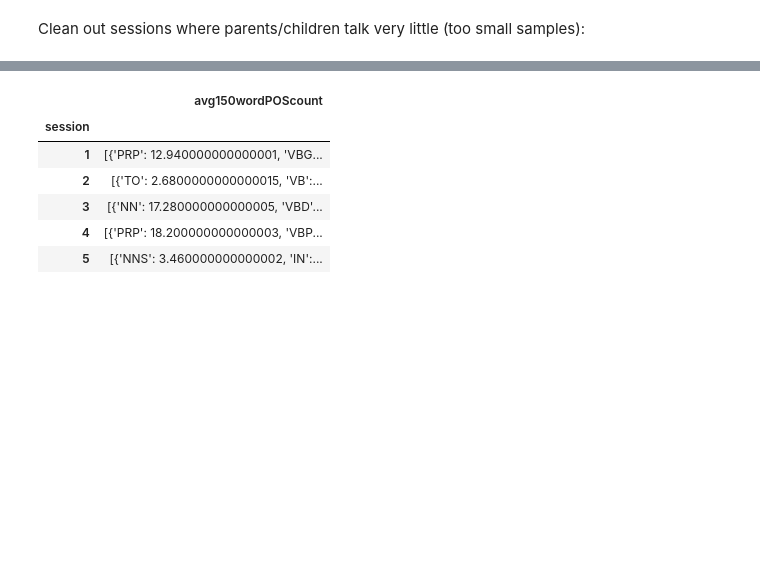
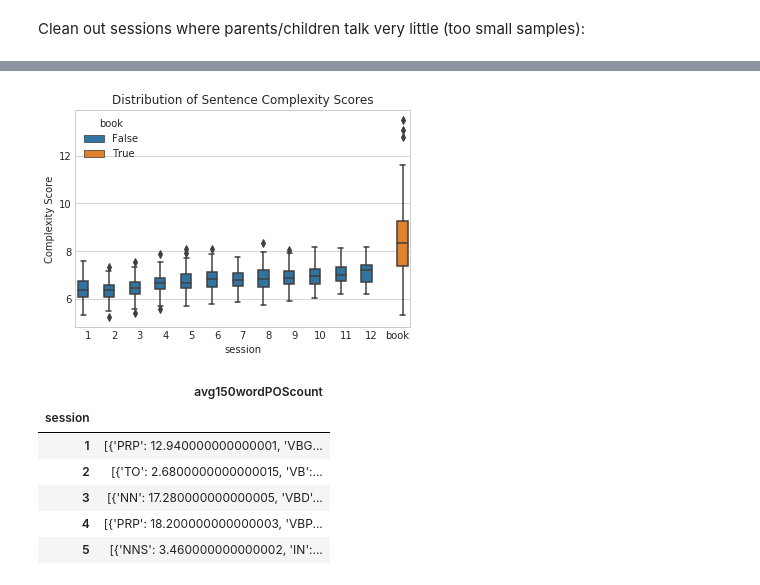
Before and after one commit to jgdenby/content-analysis-2018, a Jupyter notebook: ChildBookProject/FinalProj.ipynb, the cells around one changed output, grey strips where cells are left out. Saved outputs shown, nothing was run; the diff lists cells and outputs as text; code cells hidden in the pictures; blank space fills up the shorter version.

```diff
--- a/ChildBookProject/FinalProj.ipynb
+++ b/ChildBookProject/FinalProj.ipynb
@@ -337,3 +376,10 @@ g = sns.regplot(x='session', y = 'avg_sent_complex', data=p_chats)
+# %%
+sns.set_style('whitegrid')
+g = sns.boxplot(x='session', y = 'avg_sent_complex', hue = 'book', data=complex_df)
+g.set_title('Distribution of Sentence Complexity Scores');
+g = g.set_ylabel('Complexity Score')
+# %% [output]
+[figure, added]
 # %%
 ldpdf['avg150wordPOScount'] = ldpdf['tokens'].apply(lambda x:avgwordsample(x, n, 50))
 # %%
```
Also changed, not shown: parts of 8 cells of this notebook.
